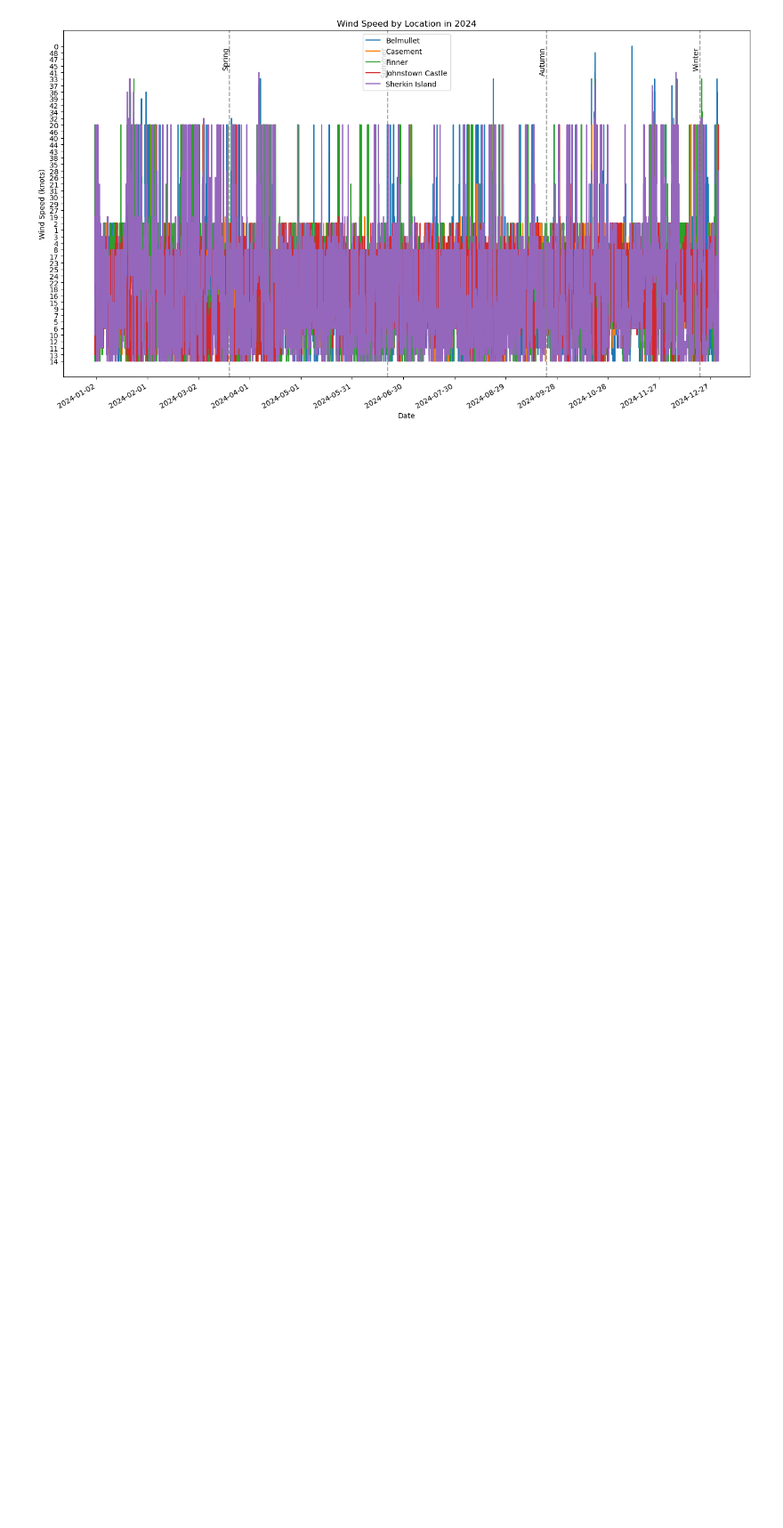
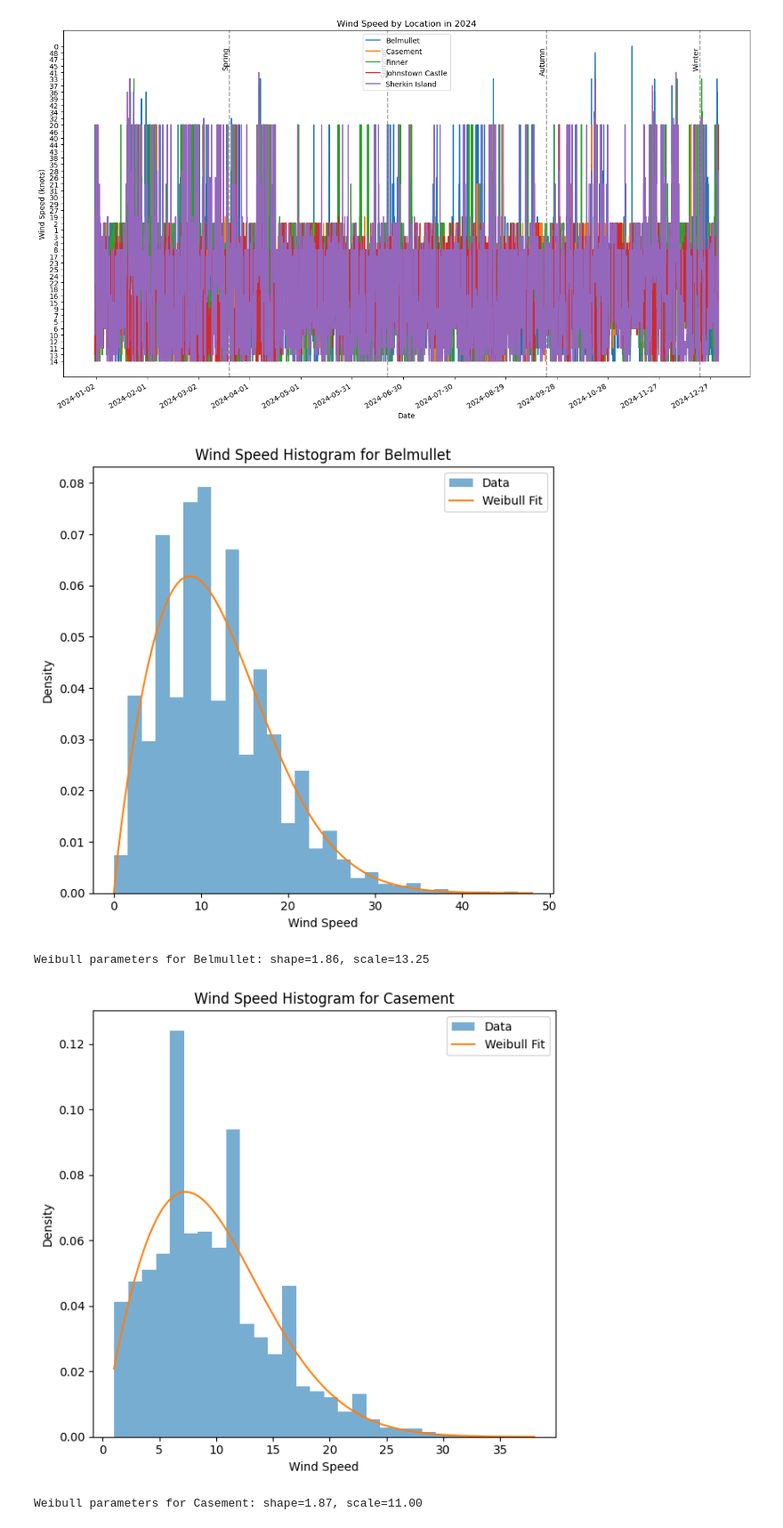
Before and after one commit to emiledelmas/data_analytics_windturbine_weibull, a Jupyter notebook: plot_data.ipynb, the cells around one changed output. Shown at 89% size. Drawn from its saved outputs; the diff is of its cells as text; code cells hidden in the pictures; blank space fills up the shorter version.

Commit message:
Weibull fit on whole data

```diff
--- a/plot_data.ipynb
+++ b/plot_data.ipynb
@@ -25,6 +27,7 @@ seasons = {
 }
 
 colors = plt.rcParams['axes.prop_cycle'].by_key()['color']
+whole_data = {}
 
 # Create a separate figure for each station
 for station_name, file_name in station_files.items():
@@ -37,6 +40,7 @@ for station_name, file_name in station_files.items():
 
     # Convert wdsp to numeric if it's not already
     df_2024['wdsp'] = pd.to_numeric(df_2024['wdsp'], errors='coerce')
+    whole_data[station_name] = df_2024
 
     # Plot hourly data
     plt.plot(df_2024['date'], df_2024['wdsp'], label=f'{station_name} (Hourly)',
@@ -128,3 +132,42 @@ plt.tight_layout()
 plt.show()
 # %% [output]
 [figure]
+# %%
+for station_name, df_2024 in whole_data.items():
+    # Fit Weibull distribution
+    shape, loc, scale = weibull_min.fit(df_2024['wdsp'].dropna(), floc = 0)  # Drop NaN values
+
+    # Generate data for the Weibull distribution plot
+    x = np.linspace(df_2024['wdsp'].min(), df_2024['wdsp'].max(), 100)
+    pdf = weibull_min.pdf(x, shape, scale=scale)
+
+    # Create plots
+    plt.figure(figsize=(12, 6))
+
+    # Histogram
+    plt.subplot(1, 2, 1)
+    plt.hist(df_2024['wdsp'], bins=30, density=True, alpha=0.6, label='Data')
+    plt.plot(x, pdf, label='Weibull Fit')
+    plt.title(f'Wind Speed Histogram for {station_name}')
+    plt.xlabel('Wind Speed')
+    plt.ylabel('Density')
+    plt.legend()
+
+
+    # Weibull Distribution Plot
+    #plt.subplot(1, 2, 2)
+    #plt.plot(x, pdf, label='Weibull Distribution')
+    #plt.title(f'Weibull Distribution Fit for {station_name}')
+    #plt.xlabel('Wind Speed')
+    #plt.ylabel('Probability Density')
+    #plt.legend()
+
+    plt.tight_layout()
+    plt.show()
+
+    print(f"Weibull parameters for {station_name}: shape={shape:.2f}, scale={scale:.2f}")
+# %% [output]
+[figure, added]
+Weibull parameters for Belmullet: shape=1.86, scale=13.25
+[figure, added]
+Weibull parameters for Casement: shape=1.87, scale=11.00
```
Also changed, not shown: parts of 2 cells of this notebook.
